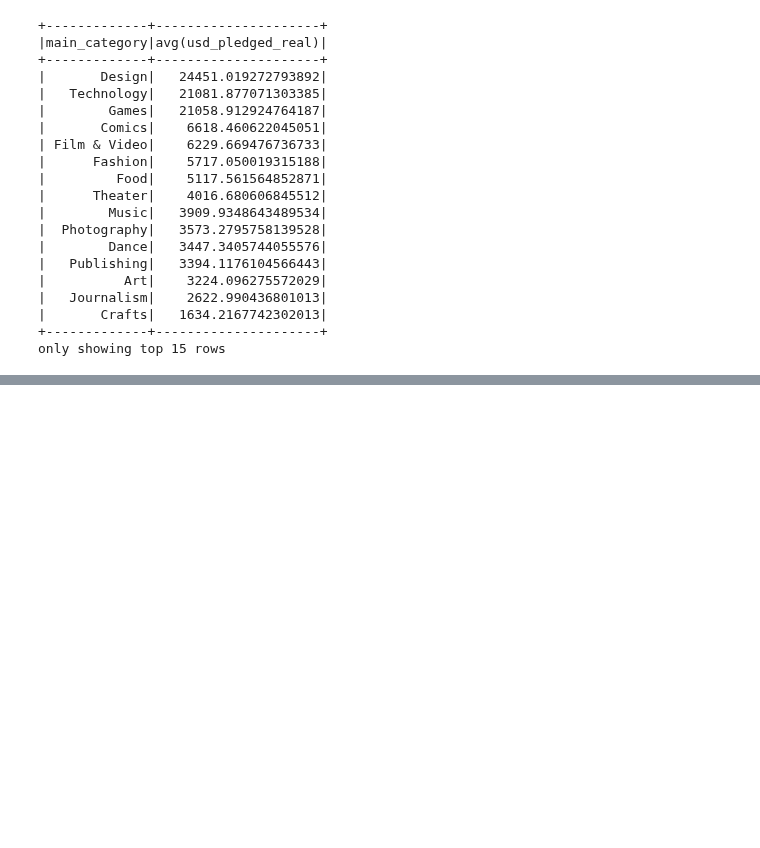
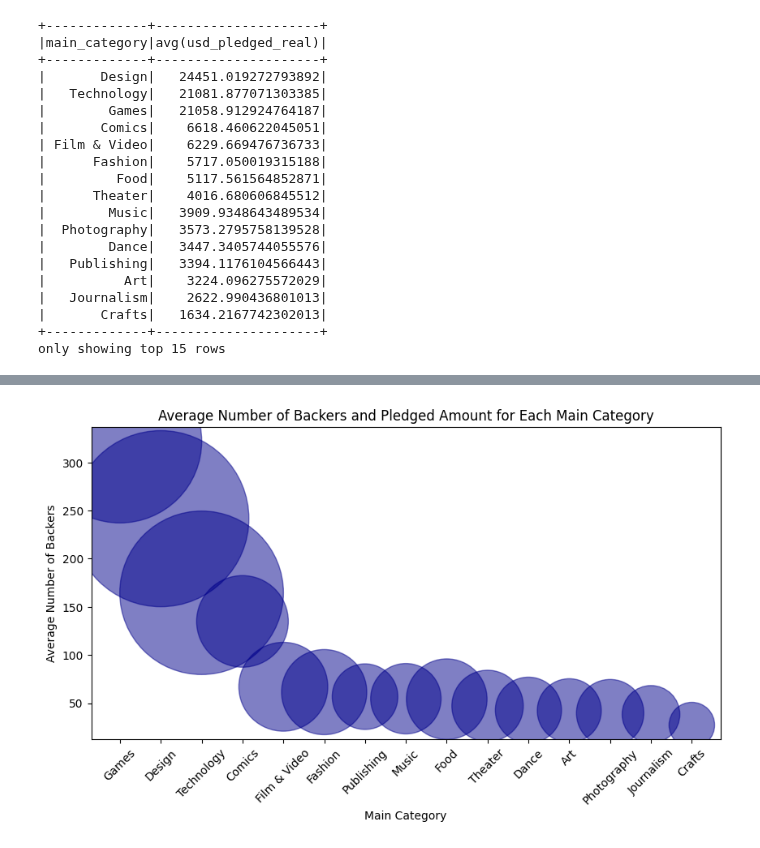
Before and after one commit to yahiaehab10/Crowdfunding-Success-Predictor, a Jupyter notebook: Ahmed'sNotebook.ipynb, the cells around one changed output, grey strips where cells are left out. Saved outputs shown, nothing was run; the diff lists cells and outputs as text; code cells hidden in the pictures; blank space fills up the shorter version.

```diff
--- a/Ahmed'sNotebook.ipynb
+++ b/Ahmed'sNotebook.ipynb
@@ -274,0 +305,12 @@ plt.show()
+# %%
+# Visulization of the average number of backers and pledged amount for each main category
+df_grouped = df.groupBy('main_category').agg(avg('backers'), avg('usd_pledged_real')).orderBy('avg(backers)', ascending = False).toPandas()
+plt.figure(figsize=(10, 5))
+plt.scatter(df_grouped['main_category'], df_grouped['avg(backers)'], s=df_grouped['avg(usd_pledged_real)'], alpha=0.5, color='darkblue')
+plt.title('Average Number of Backers and Pledged Amount for Each Main Category')
+plt.xlabel('Main Category')
+plt.ylabel('Average Number of Backers')
+plt.xticks(rotation=45)
+plt.show()
+# %% [output]
+[figure, added]
```
Also changed, not shown: parts of 5 cells of this notebook.
